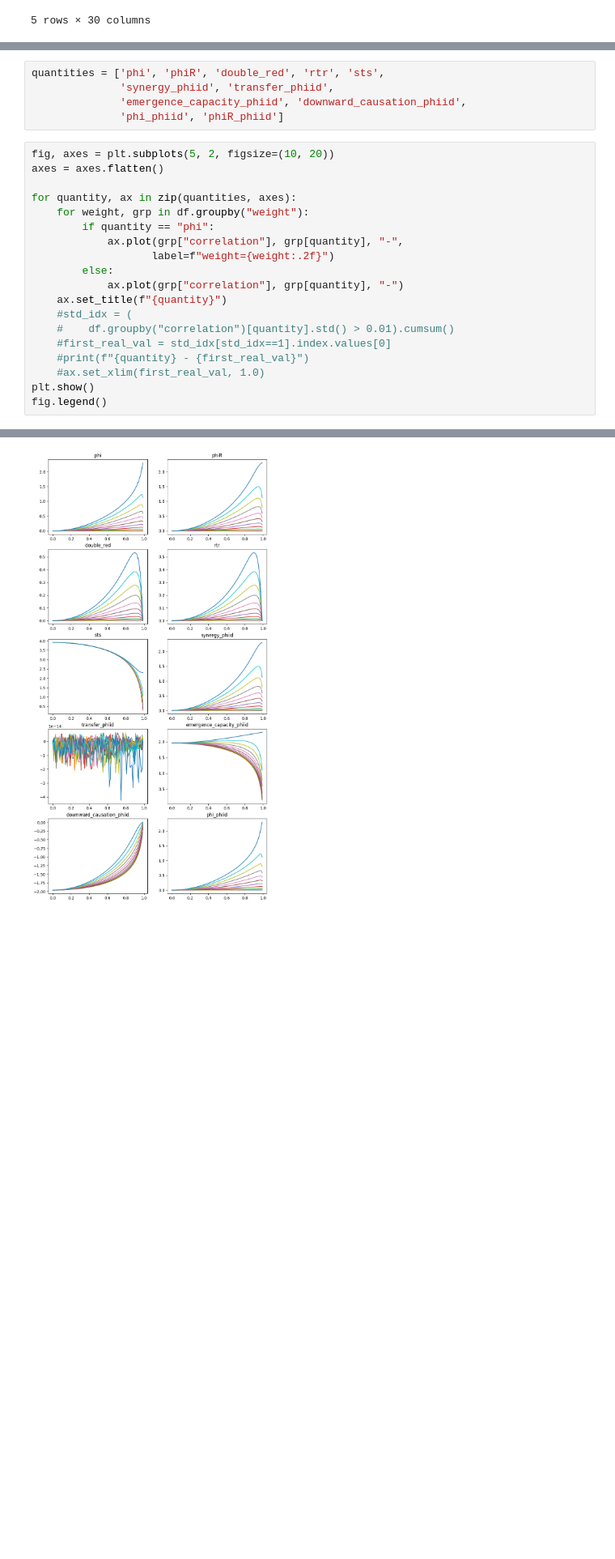
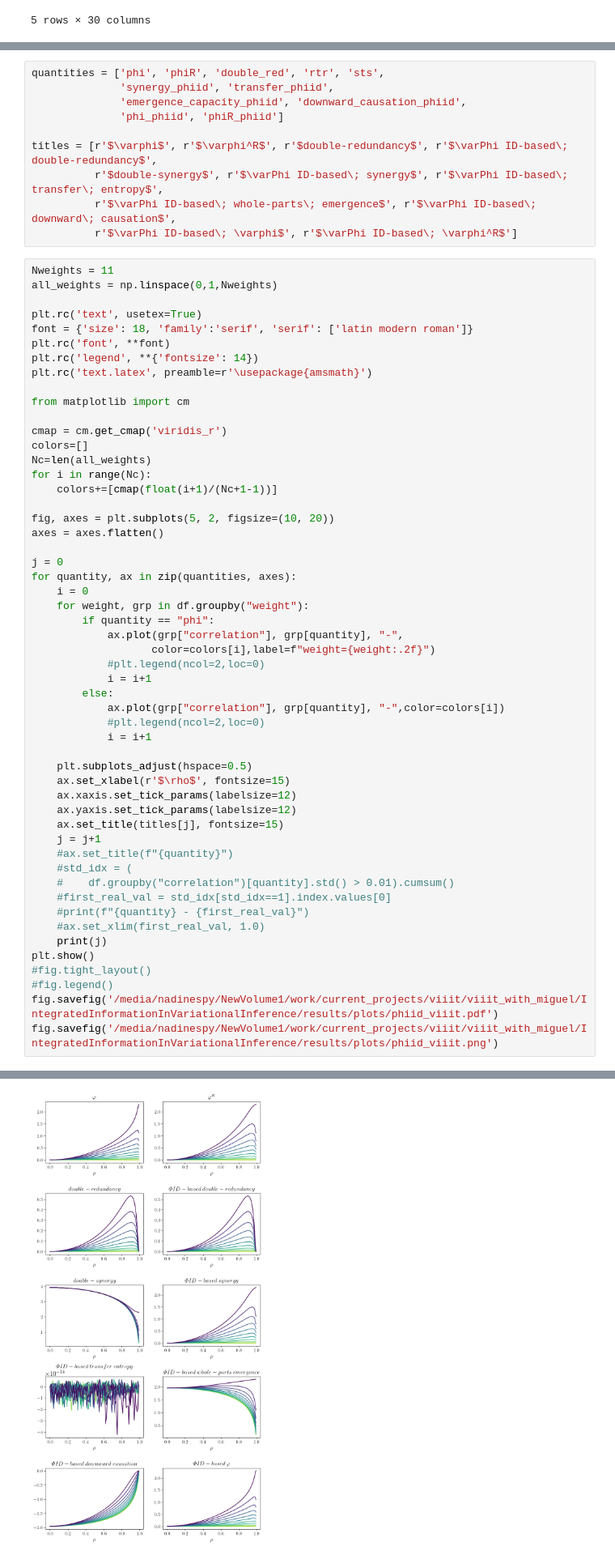
Before and after one commit to nadinespy/IntegratedInformationInVariationalInference, a Jupyter notebook: scripts/discrete_steady_state_solutions.ipynb, the cells around one changed output, grey strips where cells are left out. Shown: that part at 81% size. Saved outputs shown, nothing was run; the diff lists cells and outputs as text; blank space fills up the shorter version.

Commit message:
changed phiid plots

```diff
--- a/scripts/discrete_steady_state_solutions.ipynb
+++ b/scripts/discrete_steady_state_solutions.ipynb
@@ -31,23 +31,62 @@ quantities = ['phi', 'phiR', 'double_red', 'rtr', 'sts',
               'synergy_phiid', 'transfer_phiid',
               'emergence_capacity_phiid', 'downward_causation_phiid',
               'phi_phiid', 'phiR_phiid']
+
+titles = [r'$\varphi$', r'$\varphi^R$', r'$double-redundancy$', r'$\varPhi ID-based\; double-redundancy$',
+          r'$double-synergy$', r'$\varPhi ID-based\; synergy$', r'$\varPhi ID-based\; transfer\; entropy$',
+          r'$\varPhi ID-based\; whole-parts\; emergence$', r'$\varPhi ID-based\; downward\; causation$',
+          r'$\varPhi ID-based\; \varphi$', r'$\varPhi ID-based\; \varphi^R$']
 # %%
+Nweights = 11
+all_weights = np.linspace(0,1,Nweights)
+
+plt.rc('text', usetex=True)
+font = {'size': 18, 'family':'serif', 'serif': ['latin modern roman']}
+plt.rc('font', **font)
+plt.rc('legend', **{'fontsize': 14})
+plt.rc('text.latex', preamble=r'\usepackage{amsmath}')
+
+from matplotlib import cm
+
+cmap = cm.get_cmap('viridis_r')
+colors=[]
+Nc=len(all_weights)
+for i in range(Nc):
+	colors+=[cmap(float(i+1)/(Nc+1-1))]
+
 fig, axes = plt.subplots(5, 2, figsize=(10, 20))
 axes = axes.flatten()
 
+j = 0
 for quantity, ax in zip(quantities, axes):
+    i = 0
     for weight, grp in df.groupby("weight"):
         if quantity == "phi":
             ax.plot(grp["correlation"], grp[quantity], "-",
-                   label=f"weight={weight:.2f}")
+                   color=colors[i],label=f"weight={weight:.2f}")
+            #plt.legend(ncol=2,loc=0)
+            i = i+1
         else:
-            ax.plot(grp["correlation"], grp[quantity], "-")
-    ax.set_title(f"{quantity}")
+            ax.plot(grp["correlation"], grp[quantity], "-",color=colors[i])
+            #plt.legend(ncol=2,loc=0)
+            i = i+1
+
+    plt.subplots_adjust(hspace=0.5)
+    ax.set_xlabel(r'$\rho$', fontsize=15)
+    ax.xaxis.set_tick_params(labelsize=12)
+    ax.yaxis.set_tick_params(labelsize=12)
+    ax.set_title(titles[j], fontsize=15)
+    j = j+1
+    #ax.set_title(f"{quantity}")
     #std_idx = (
     #    df.groupby("correlation")[quantity].std() > 0.01).cumsum()
     #first_real_val = std_idx[std_idx==1].index.values[0]
     #print(f"{quantity} - {first_real_val}")
     #ax.set_xlim(first_real_val, 1.0)
+    print(j)
 plt.show()
-fig.legend()
+#fig.tight_layout()
+#fig.legend()
+fig.savefig('/media/nadinespy/NewVolume1/work/current_projects/viiit/viiit_with_miguel/IntegratedInformationInVariationalInference/results/plots/phiid_viiit.pdf')
+fig.savefig('/media/nadinespy/NewVolume1/work/current_projects/viiit/viiit_with_miguel/IntegratedInformationInVariationalInference/results/plots/phiid_viiit.png')
 # %% [output]
@@ -54 +103 @@ fig.legend()
-[figure, old version]
+[figure, new version]
```
Also changed, not shown: parts of 1 cell of this notebook, 18 other files.
